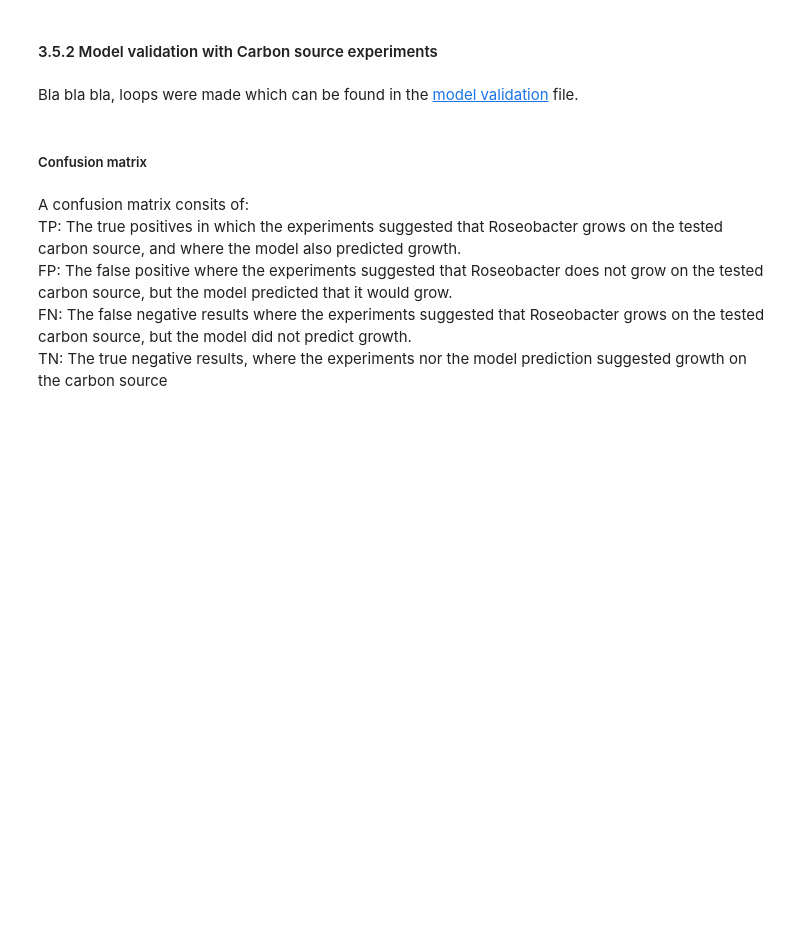
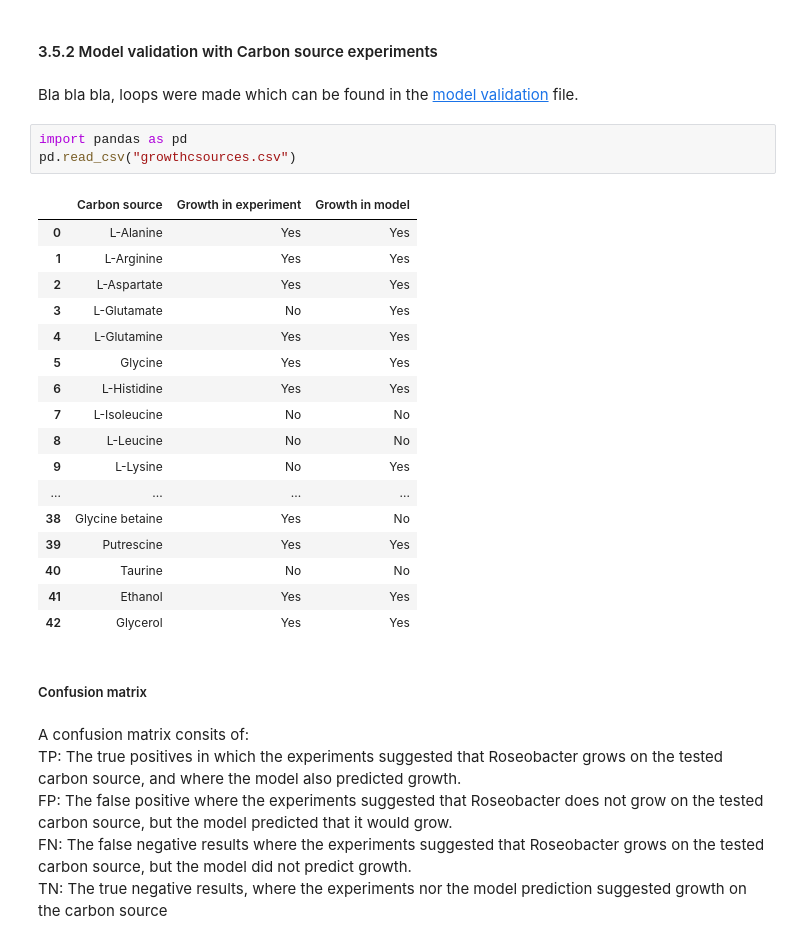
Before and after one commit to 27410/27410-2020-group-project-group11_-roseobacter, a Jupyter notebook: Report.ipynb, the cells around one changed output. Saved outputs shown, nothing was run; the diff lists cells and outputs as text; blank space fills up the shorter version.

Commit message:
Produced loops to make dataframe of growth on carbon sources

```diff
--- a/Report(1).ipynb
+++ b/Report.ipynb
@@ -113,6 +113,27 @@ Next: -further experimnets to improve the model, if model is good enough; look a
 #### 3.5.2 Model validation with Carbon source experiments
 # %% [markdown]
 Bla bla bla, loops were made which can be found in the [model validation](ModelValidation.ipynb) file.
+# %%
+import pandas as pd
+pd.read_csv("growthcsources.csv")
+# %% [output]
+|  | Carbon source | Growth in experiment | Growth in model |
+| 0 | L-Alanine | Yes | Yes |
+| 1 | L-Arginine | Yes | Yes |
+| 2 | L-Aspartate | Yes | Yes |
+| 3 | L-Glutamate | No | Yes |
+| 4 | L-Glutamine | Yes | Yes |
+| 5 | Glycine | Yes | Yes |
+| 6 | L-Histidine | Yes | Yes |
+| 7 | L-Isoleucine | No | No |
+| 8 | L-Leucine | No | No |
+| 9 | L-Lysine | No | Yes |
+| ... | ... | ... | ... |
+| 38 | Glycine betaine | Yes | No |
+| 39 | Putrescine | Yes | Yes |
+| 40 | Taurine | No | No |
+| 41 | Ethanol | Yes | Yes |
+| 42 | Glycerol | Yes | Yes |
 # %% [markdown]
 ##### Confusion matrix
 # %% [markdown]
```
Also changed, not shown: 2 other files.
